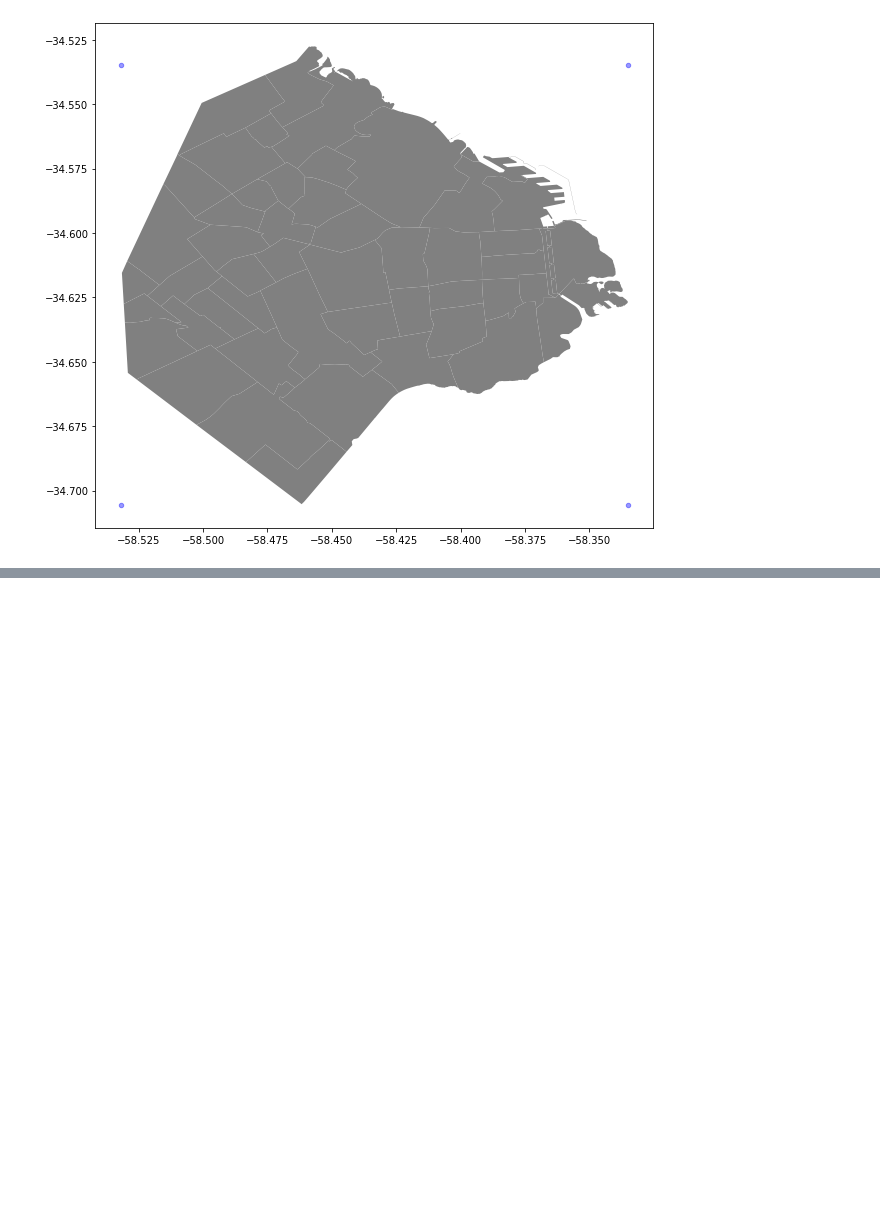
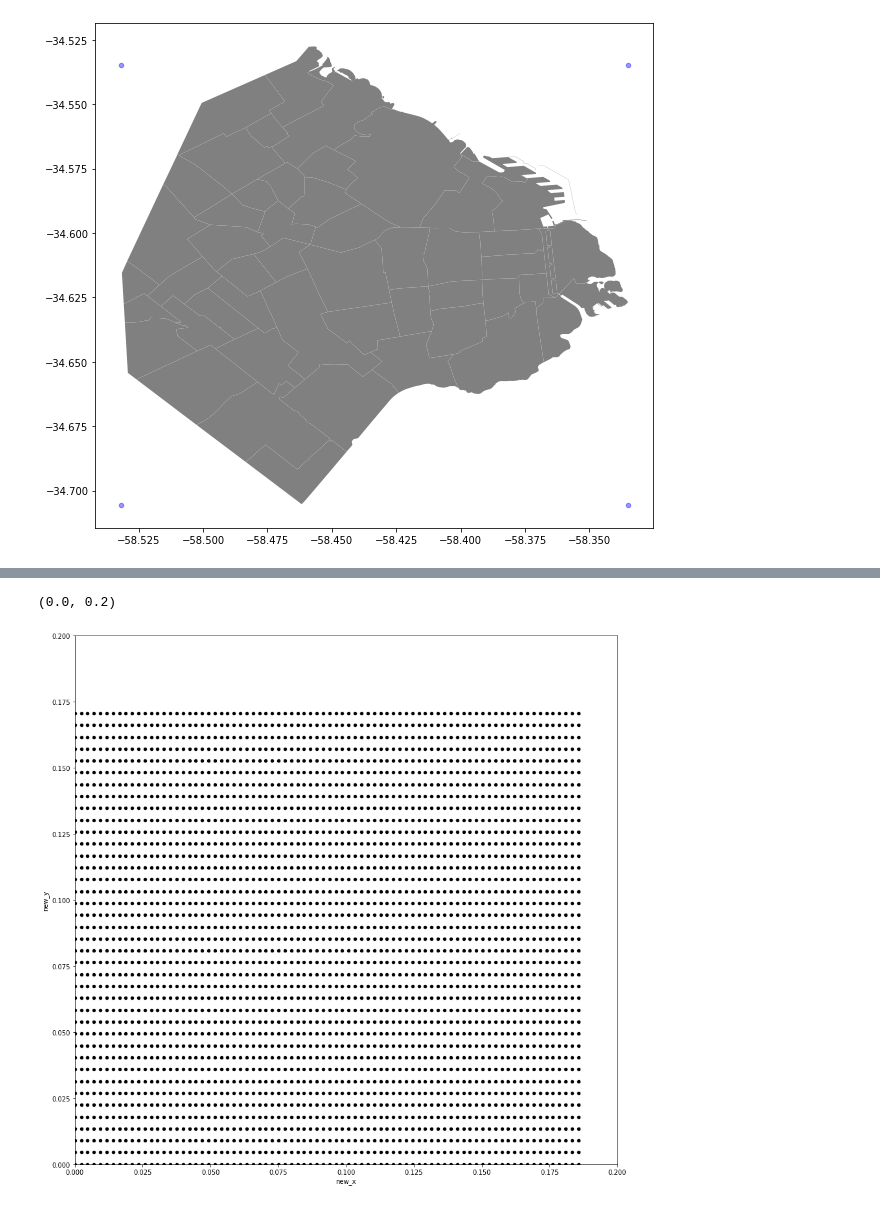
Before and after one commit to julietahocsman/goproject, a Jupyter notebook: notebooks/map.ipynb, the cells around one changed output, grey strips where cells are left out. Cells and saved outputs as stored; diff of their text form; code cells hidden in the pictures; blank space fills up the shorter version.

```diff
--- a/notebooks/map.ipynb
+++ b/notebooks/map.ipynb
@@ -208,0 +416,21 @@ data_in_gdf(0.154728,0.113642)
+# %%
+grid_coordinates_data['arrive_date'] = grid_coordinates_data['arrive'].dt.date
+# %%
+grid_coordinates_data['dayOfWeek'] = grid_coordinates_data['arrive'].dt.dayofweek
+# %%
+grid_coordinates_data.drop(columns=['index', 'uid'], inplace=True)
+# %%
+sunday = grid_coordinates_data[grid_coordinates_data["dayOfWeek"] == 'Sunday']
+monday = grid_coordinates_data[grid_coordinates_data["dayOfWeek"] == 'Monday']
+friday = grid_coordinates_data[grid_coordinates_data["dayOfWeek"] == 'Friday']
+# %%
+fig,ax = plt.subplots(figsize = (15,15))
+grid_coordinates_gdf.plot(ax=ax, color='black', x='new_x', y='new_y', kind='scatter')
+sunday.plot(ax=ax, color='red', x='new_x', y='new_y', kind='scatter')
+monday.plot(ax=ax, color='blue', x='new_x', y='new_y', kind='scatter')
+friday.plot(ax=ax, color='yellow', x='new_x', y='new_y', kind='scatter')
+ax.set_xlim([0, 0.2])
+ax.set_ylim([0,0.2])
+# %% [output]
+(0.0, 0.2)
+[figure, added]
```
Also changed, not shown: parts of 31 cells of this notebook, 3 other files.
